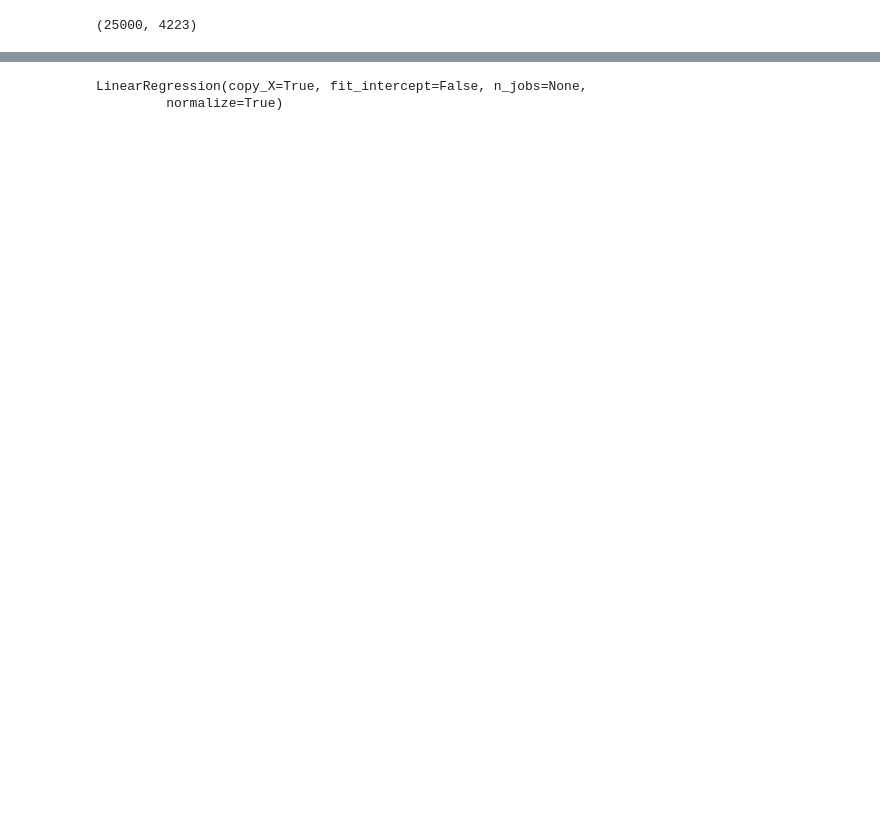
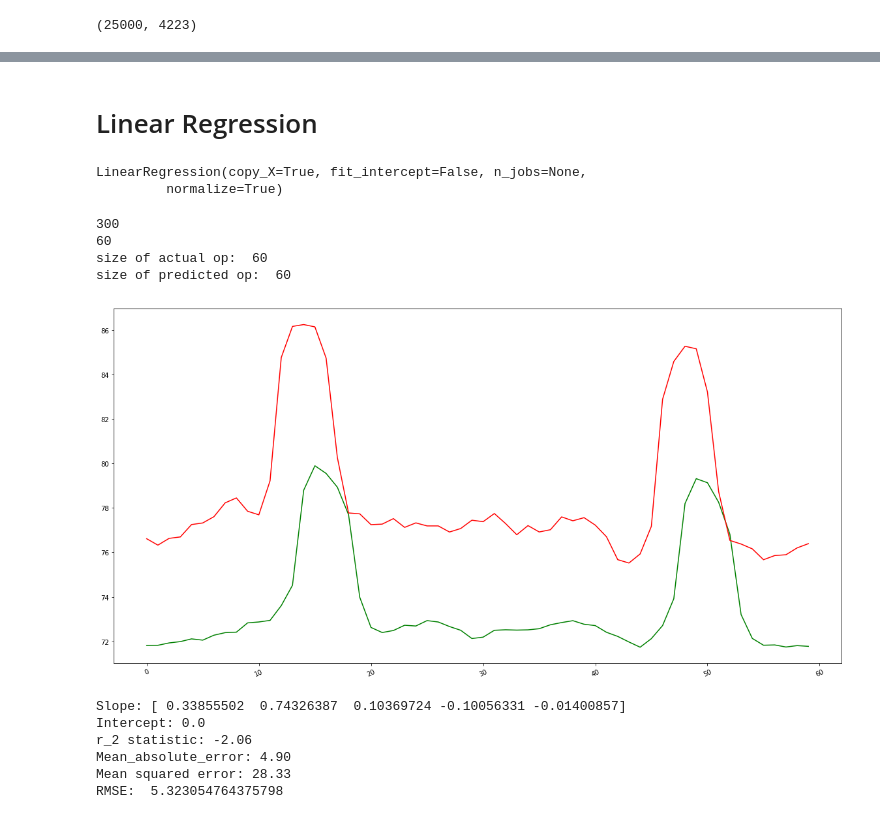
Before and after one commit to atifkarim/Time-Series-Forecasting-Using-Machine-Learning-Algorithm, a Jupyter notebook: Time_series_forecasting_with_regression_method.ipynb, the cells around one changed output, grey strips where cells are left out. Cells and saved outputs as stored; diff of their text form; code cells hidden in the pictures; blank space fills up the shorter version.

```diff
--- a/Time_series_forecasting_with_regression_method.ipynb
+++ b/Time_series_forecasting_with_regression_method.ipynb
@@ -110,3 +110,5 @@ test_output shape:  (2643,)
+# %% [markdown]
+# Linear Regression
 # %%
 from sklearn import metrics
 from sklearn.linear_model import LinearRegression
@@ -118,6 +120,55 @@ LinearRegression(copy_X=True, fit_intercept=False, n_jobs=None,
          normalize=True)
 # %%
 predicted_output=train_model.predict(test_input)
+# %%
+# new dataset
+new_data=test_new.loc[24001:24060,['dateTime','AEDATZ_HO_V0','AEWIHO_T9AV2','AEWIHOAVABV2','RWWIHOA_HWT0',
+                                          'AEWIHOAKZ_V0','AEDAHO_T9_V2']]
+new_data = new_data.set_index('dateTime')
+new_data= new_data.loc[::-1]
+
+new_data= new_data.replace(0,nan)
+new_data= new_data.dropna(how='any',axis=0)
+
+new_data_array=np.array(new_data)
+
+new_train=new_data_array[:,0:-1]
+new_test=new_data_array[:,-1]
+print(new_train.size)
+print(new_test.size)
+
+new_pred_output=train_model.predict(new_train)
+
+print('size of actual op: ',new_test.size)
+print('size of predicted op: ',new_pred_output.size)
+plt.plot(new_pred_output,color='green')
+plt.plot(new_test,color='red')
+# plt.plot(y,color='red')
+plt.xticks( rotation=25)
+plt.show()
+
+from sklearn import linear_model
+from sklearn.metrics import mean_squared_error, r2_score, mean_absolute_error
+import math
+print('Slope:' ,train_model.coef_)
+print('Intercept:', train_model.intercept_)
+print('r_2 statistic: %.2f' % r2_score(new_test,new_pred_output))
+print("Mean_absolute_error: %.2f" % mean_absolute_error(new_test,new_pred_output))
+print("Mean squared error: %.2f" % mean_squared_error(new_test,new_pred_output))
+RMSE=math.sqrt(mean_squared_error(new_test,new_pred_output))
+print('RMSE: ',RMSE)
+# %% [output]
+300
+60
+size of actual op:  60
+size of predicted op:  60
+[figure, added]
+Slope: [ 0.33855502  0.74326387  0.10369724 -0.10056331 -0.01400857]
+Intercept: 0.0
+r_2 statistic: -2.06
+Mean_absolute_error: 4.90
+Mean squared error: 28.33
+RMSE:  5.323054764375798
 # %%
 print(predicted_output)
 # %% [output]
```
Also changed, not shown: parts of 16 cells of this notebook.
